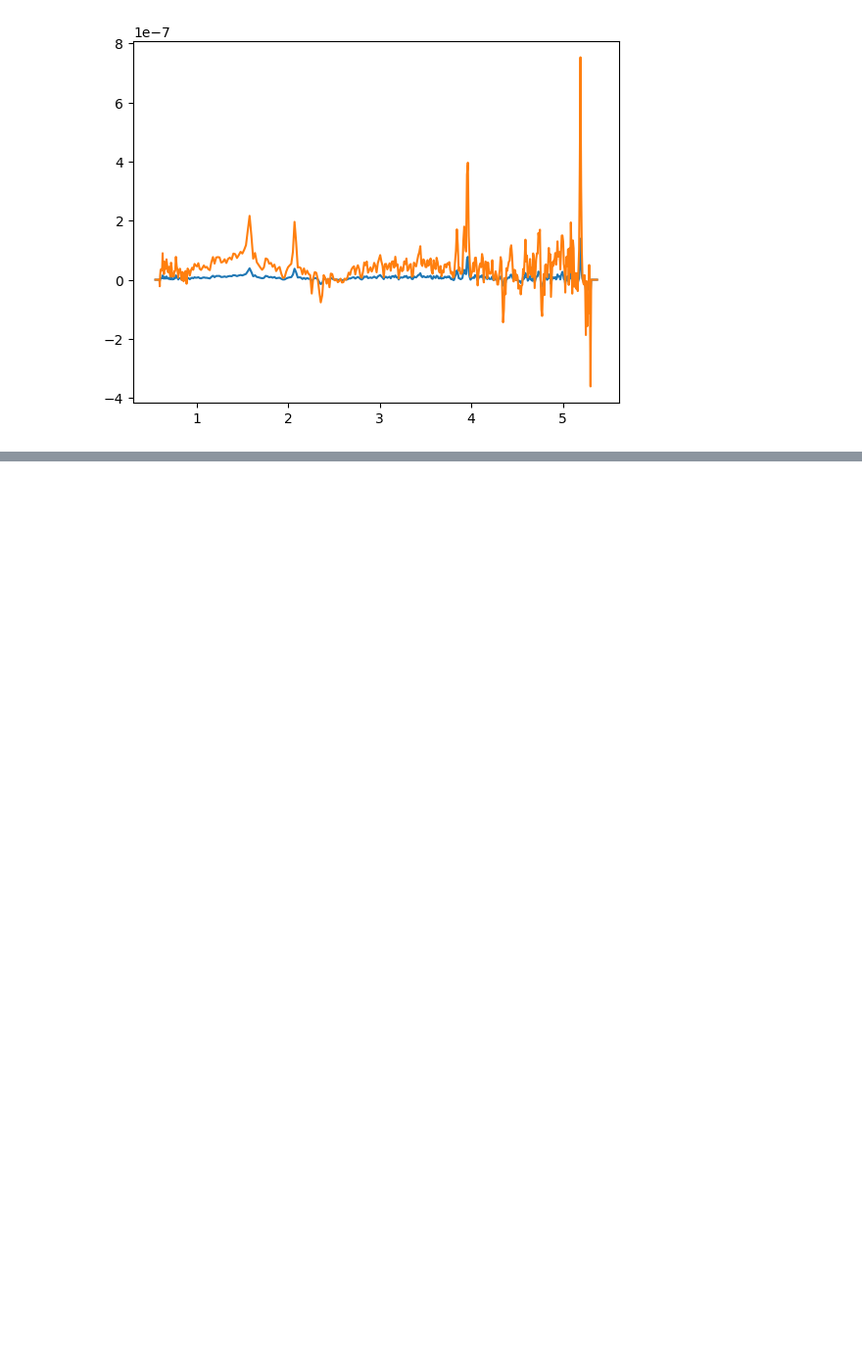
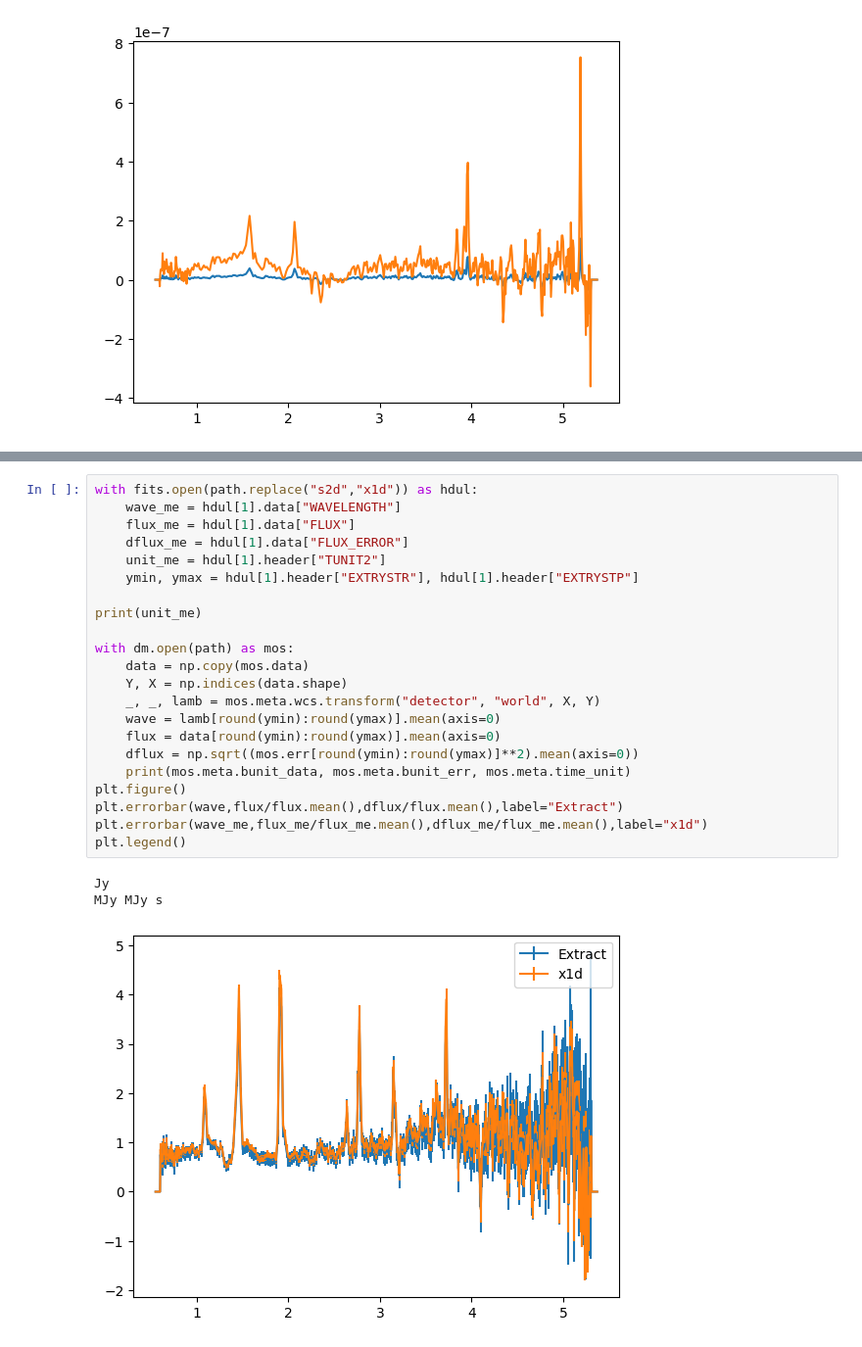
Before and after one commit to TimEpsilon/BetterNIRSpecBackground, a Jupyter notebook: JWST/Extraction.ipynb, the cells around one changed output, grey strips where cells are left out. Shown at 98% size. Cells and saved outputs as stored; diff of their text form; blank space fills up the shorter version.

Commit message:
Did some extraction stuff

```diff
--- a/JWST/Extraction.ipynb
+++ b/JWST/Extraction.ipynb
@@ -195,0 +202,26 @@ plt.show()
+# %%
+with fits.open(path.replace("s2d","x1d")) as hdul:
+    wave_me = hdul[1].data["WAVELENGTH"]
+    flux_me = hdul[1].data["FLUX"]
+    dflux_me = hdul[1].data["FLUX_ERROR"]
+    unit_me = hdul[1].header["TUNIT2"]
+    ymin, ymax = hdul[1].header["EXTRYSTR"], hdul[1].header["EXTRYSTP"]
+
+print(unit_me)
+
+with dm.open(path) as mos:
+    data = np.copy(mos.data)
+    Y, X = np.indices(data.shape)
+    _, _, lamb = mos.meta.wcs.transform("detector", "world", X, Y)
+    wave = lamb[round(ymin):round(ymax)].mean(axis=0)
+    flux = data[round(ymin):round(ymax)].mean(axis=0)
+    dflux = np.sqrt((mos.err[round(ymin):round(ymax)]**2).mean(axis=0))
+    print(mos.meta.bunit_data, mos.meta.bunit_err, mos.meta.time_unit)
+plt.figure()
+plt.errorbar(wave,flux/flux.mean(),dflux/flux.mean(),label="Extract")
+plt.errorbar(wave_me,flux_me/flux_me.mean(),dflux_me/flux_me.mean(),label="x1d")
+plt.legend()
+# %% [output]
+Jy
+MJy MJy s
+[figure, added]
```
Also changed, not shown: parts of 3 cells of this notebook, 1 other file.
